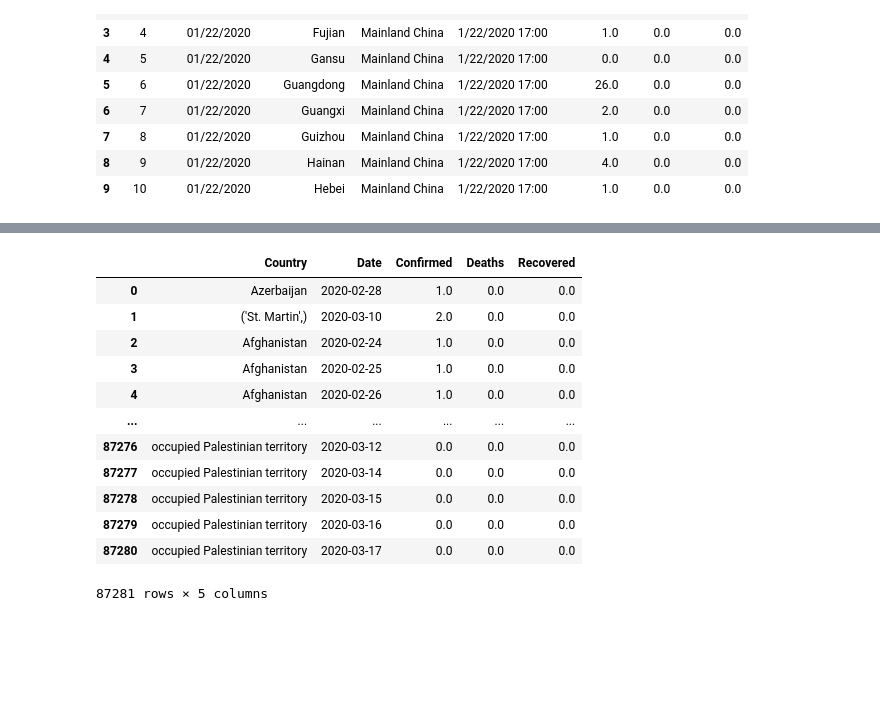
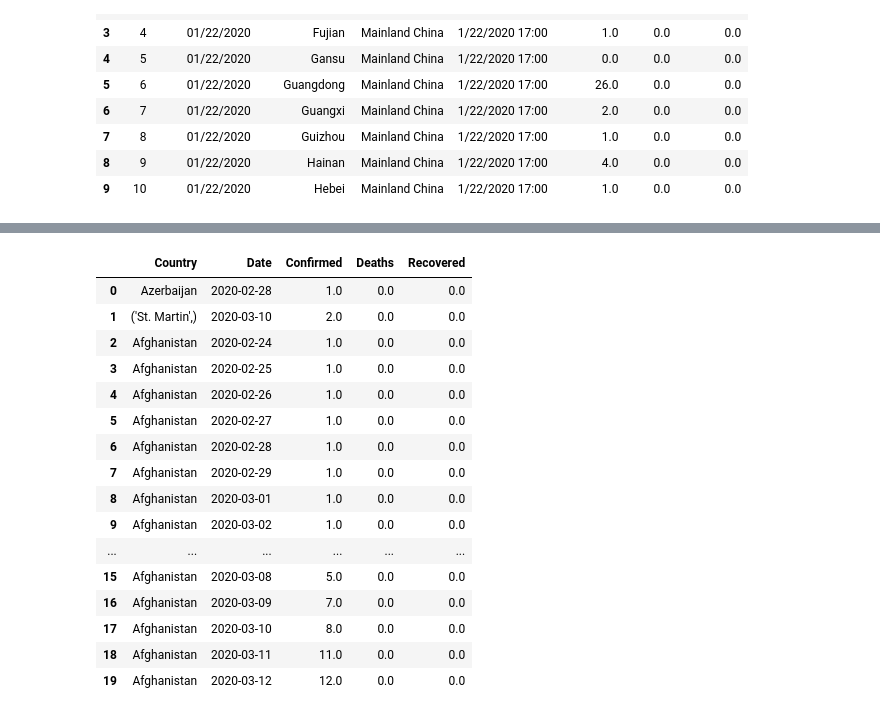
Before and after one commit to akshitachi/Covid-19-Data-Analysis, a Jupyter notebook: DataAnalysis(Covid19).ipynb, the cells around one changed output, grey strips where cells are left out. Drawn from its saved outputs; the diff is of its cells as text; code cells hidden in the pictures; blank space fills up the shorter version.

```diff
--- a/DataAnalysis(Covid19).ipynb
+++ b/DataAnalysis(Covid19).ipynb
@@ -82,2 +27,0 @@ memory usage: 14.0+ MB
-# %%
-df=df.fillna('NA')
@@ -132,18 +31,22 @@ df2
 # %%
 df3=df.groupby(['Country','Date'])[['Country','Date','Confirmed','Deaths','Recovered']].sum().reset_index()
 # %%
-df3
+df3.head(20)
 # %% [output]
 |  | Country | Date | Confirmed | Deaths | Recovered |
 | 0 | Azerbaijan | 2020-02-28 | 1.0 | 0.0 | 0.0 |
 | 1 | ('St. Martin',) | 2020-03-10 | 2.0 | 0.0 | 0.0 |
 | 2 | Afghanistan | 2020-02-24 | 1.0 | 0.0 | 0.0 |
 | 3 | Afghanistan | 2020-02-25 | 1.0 | 0.0 | 0.0 |
 | 4 | Afghanistan | 2020-02-26 | 1.0 | 0.0 | 0.0 |
+| 5 | Afghanistan | 2020-02-27 | 1.0 | 0.0 | 0.0 |
+| 6 | Afghanistan | 2020-02-28 | 1.0 | 0.0 | 0.0 |
+| 7 | Afghanistan | 2020-02-29 | 1.0 | 0.0 | 0.0 |
+| 8 | Afghanistan | 2020-03-01 | 1.0 | 0.0 | 0.0 |
+| 9 | Afghanistan | 2020-03-02 | 1.0 | 0.0 | 0.0 |
 | ... | ... | ... | ... | ... | ... |
-| 87276 | occupied Palestinian territory | 2020-03-12 | 0.0 | 0.0 | 0.0 |
-| 87277 | occupied Palestinian territory | 2020-03-14 | 0.0 | 0.0 | 0.0 |
-| 87278 | occupied Palestinian territory | 2020-03-15 | 0.0 | 0.0 | 0.0 |
-| 87279 | occupied Palestinian territory | 2020-03-16 | 0.0 | 0.0 | 0.0 |
-| 87280 | occupied Palestinian territory | 2020-03-17 | 0.0 | 0.0 | 0.0 |
+| 15 | Afghanistan | 2020-03-08 | 5.0 | 0.0 | 0.0 |
+| 16 | Afghanistan | 2020-03-09 | 7.0 | 0.0 | 0.0 |
+| 17 | Afghanistan | 2020-03-10 | 8.0 | 0.0 | 0.0 |
+| 18 | Afghanistan | 2020-03-11 | 11.0 | 0.0 | 0.0 |
+| 19 | Afghanistan | 2020-03-12 | 12.0 | 0.0 | 0.0 |
-87281 rows × 5 columns
```
Also changed, not shown: parts of 17 cells of this notebook.
